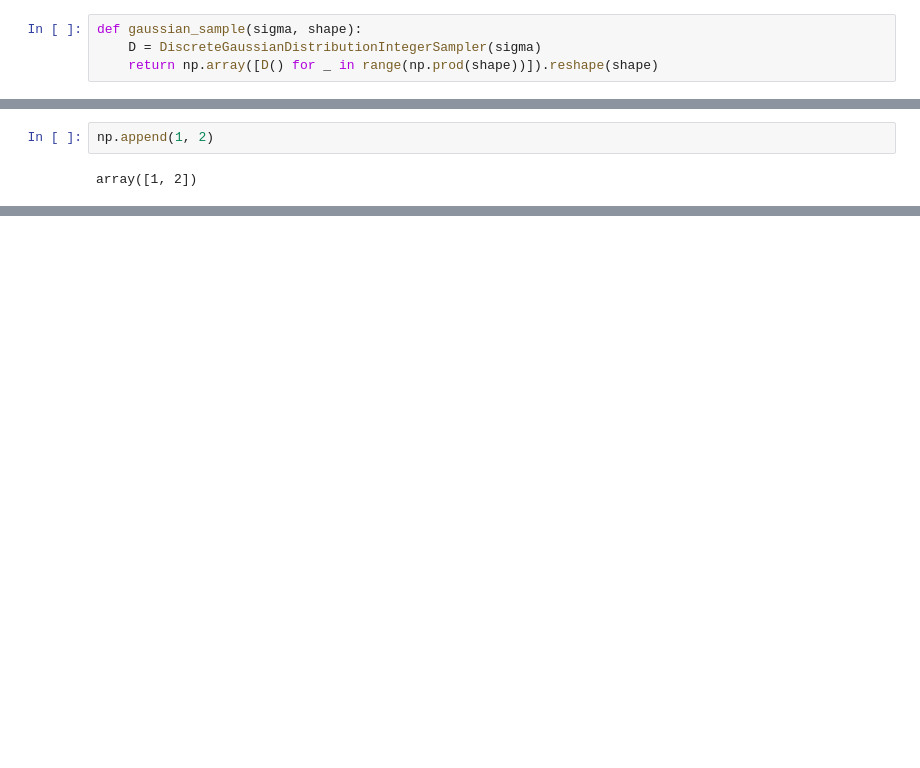
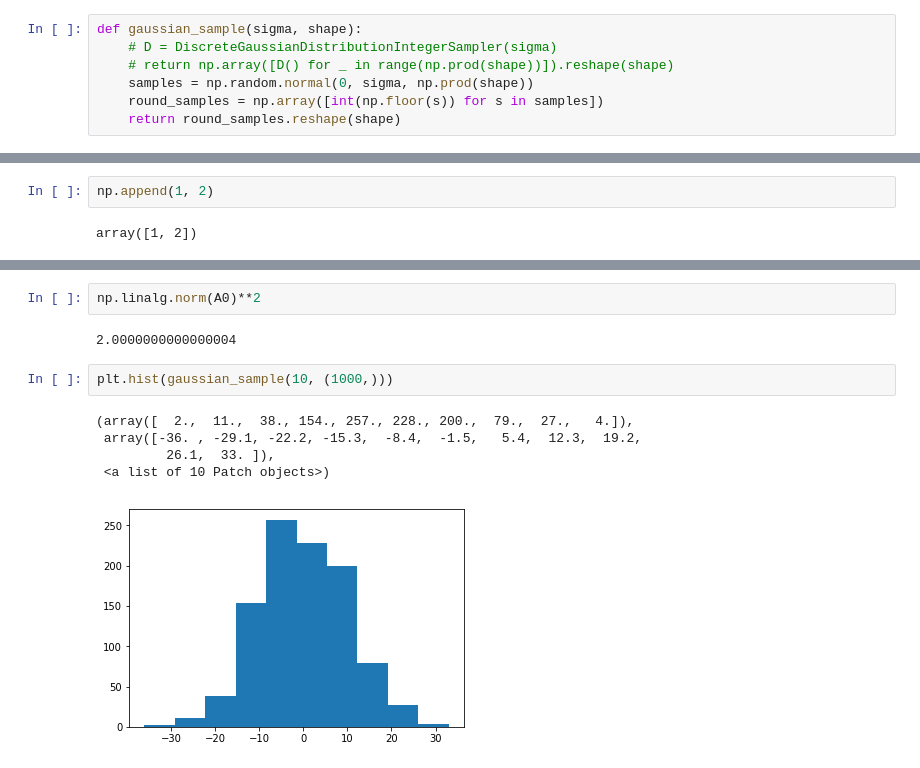
Before and after one commit to ManuTorron5/lattice-shuffle, a Jupyter notebook: ProductArgument.ipynb, the cells around one changed output, grey strips where cells are left out. Saved outputs shown, nothing was run; the diff lists cells and outputs as text; blank space fills up the shorter version.

```diff
--- a/ProductArgument.ipynb
+++ b/ProductArgument.ipynb
@@ -10,5 +10,8 @@ from sage.stats.distributions.discrete_gaussian_integer import DiscreteGaussianD
 from sage.stats.distributions.discrete_gaussian_polynomial import DiscreteGaussianDistributionPolynomialSampler
 # %%
 def gaussian_sample(sigma, shape):
-    D = DiscreteGaussianDistributionIntegerSampler(sigma)
-    return np.array([D() for _ in range(np.prod(shape))]).reshape(shape)
+    # D = DiscreteGaussianDistributionIntegerSampler(sigma)
+    # return np.array([D() for _ in range(np.prod(shape))]).reshape(shape)
+    samples = np.random.normal(0, sigma, np.prod(shape))
+    round_samples = np.array([int(np.floor(s)) for s in samples])
+    return round_samples.reshape(shape)
@@ -278,0 +570,12 @@ array([[104, 104],
+# %%
+np.linalg.norm(A0)**2
+# %% [output]
+2.0000000000000004
+# %%
+plt.hist(gaussian_sample(10, (1000,)))
+# %% [output]
+(array([  2.,  11.,  38., 154., 257., 228., 200.,  79.,  27.,   4.]),
+ array([-36. , -29.1, -22.2, -15.3,  -8.4,  -1.5,   5.4,  12.3,  19.2,
+         26.1,  33. ]),
+ <a list of 10 Patch objects>)
+[figure, added]
```
Also changed, not shown: parts of 17 cells of this notebook, 2 other files.
